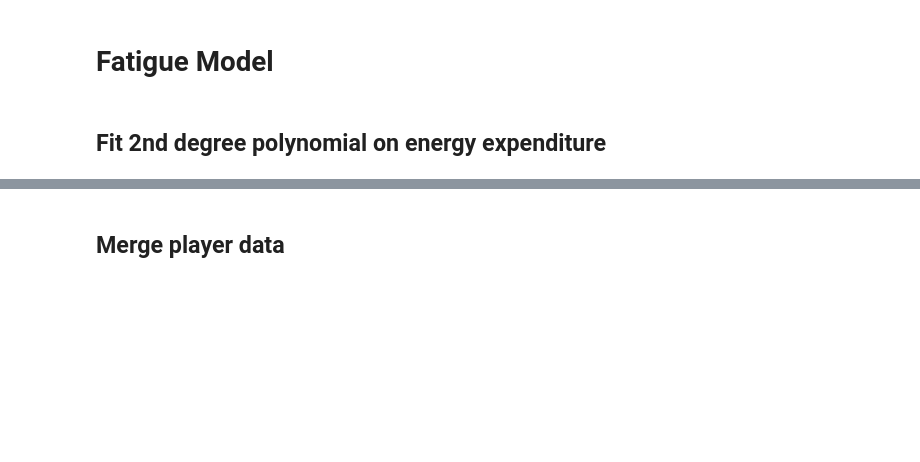
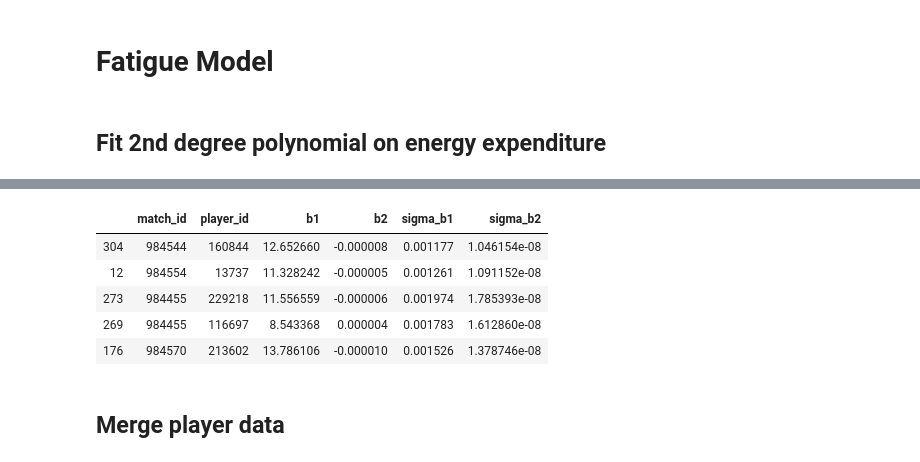
Before and after one commit to Jbalkan/SoccerTrackingData3, a Jupyter notebook: 5_Model.ipynb, the cells around one changed output, grey strips where cells are left out. Saved outputs shown, nothing was run; the diff lists cells and outputs as text; code cells hidden in the pictures; blank space fills up the shorter version.

```diff
--- a/5_Model.ipynb
+++ b/5_Model.ipynb
@@ -138,3 +162,12 @@ df_coefs = pd.DataFrame(coefs, columns=['match_id', 'player_id', 'b1', 'b2'])
+# %%
+df_coefs.sample(5)
+# %% [output]
+|  | match_id | player_id | b1 | b2 | sigma_b1 | sigma_b2 |
+| 304 | 984544 | 160844 | 12.652660 | -0.000008 | 0.001177 | 1.046154e-08 |
+| 12 | 984554 | 13737 | 11.328242 | -0.000005 | 0.001261 | 1.091152e-08 |
+| 273 | 984455 | 229218 | 11.556559 | -0.000006 | 0.001974 | 1.785393e-08 |
+| 269 | 984455 | 116697 | 8.543368 | 0.000004 | 0.001783 | 1.612860e-08 |
+| 176 | 984570 | 213602 | 13.786106 | -0.000010 | 0.001526 | 1.378746e-08 |
 # %% [markdown]
 ## Merge player data
 # %%
```
Also changed, not shown: parts of 21 cells of this notebook, 4 other files.
